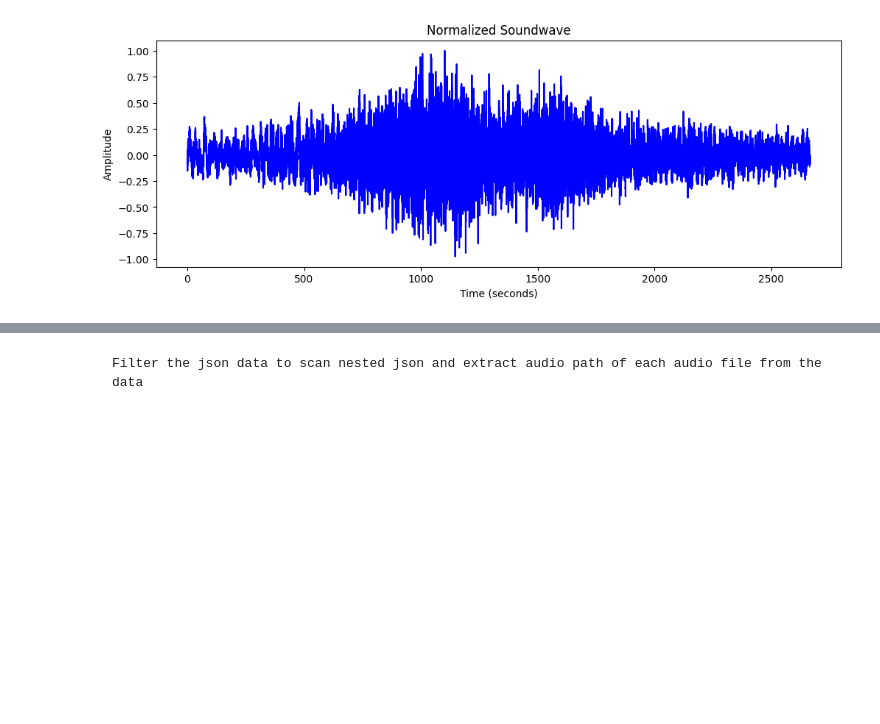
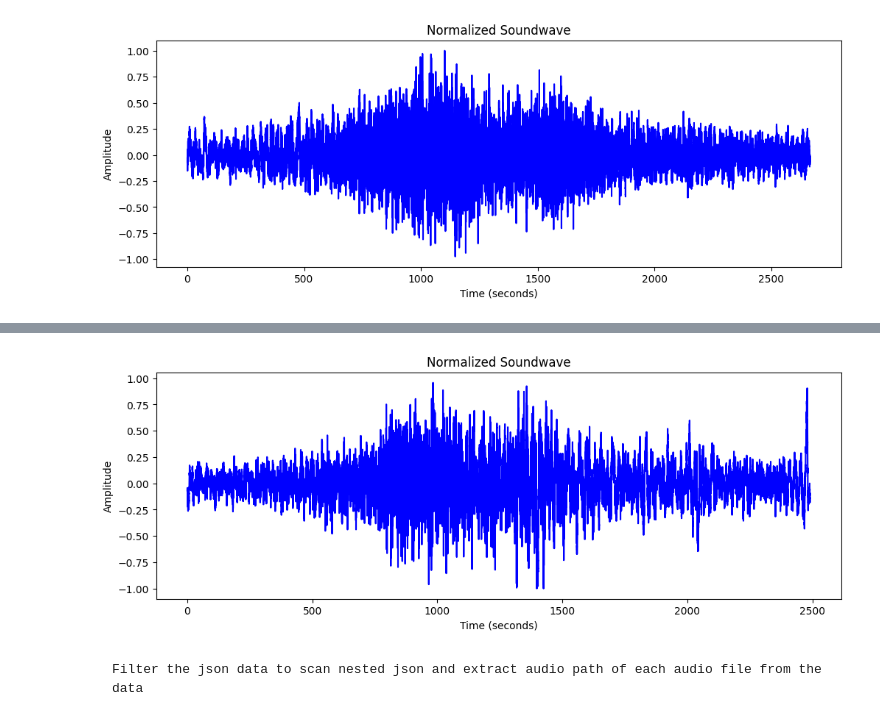
Before and after one commit to bprakashputta/Audio-Classification-Model-for-Vehicle-Identification, a Jupyter notebook: project_file.ipynb, the cells around one changed output, grey strips where cells are left out. Drawn from its saved outputs; the diff is of its cells as text; code cells hidden in the pictures; blank space fills up the shorter version.

```diff
--- a/project_file.ipynb
+++ b/project_file.ipynb
@@ -87,6 +89,8 @@ plot_soundwave(audio_path)
 # %%
-# audio_path = './traffic_data/snd/2024-02-24_h/120008_800000_.mp3'
-# plot_soundwave(audio_path)
+audio_path = './traffic_data/snd/2024-02-24_h/120008_800000_.mp3'
+plot_soundwave(audio_path)
+# %% [output]
+[figure, added]
 # %%
 # audio_path = './traffic_data/snd/2024-02-24_h/113403_230000_.mp3'
 # plot_soundwave(audio_path)
```
Also changed, not shown: parts of 6 cells of this notebook, 2 other files.
